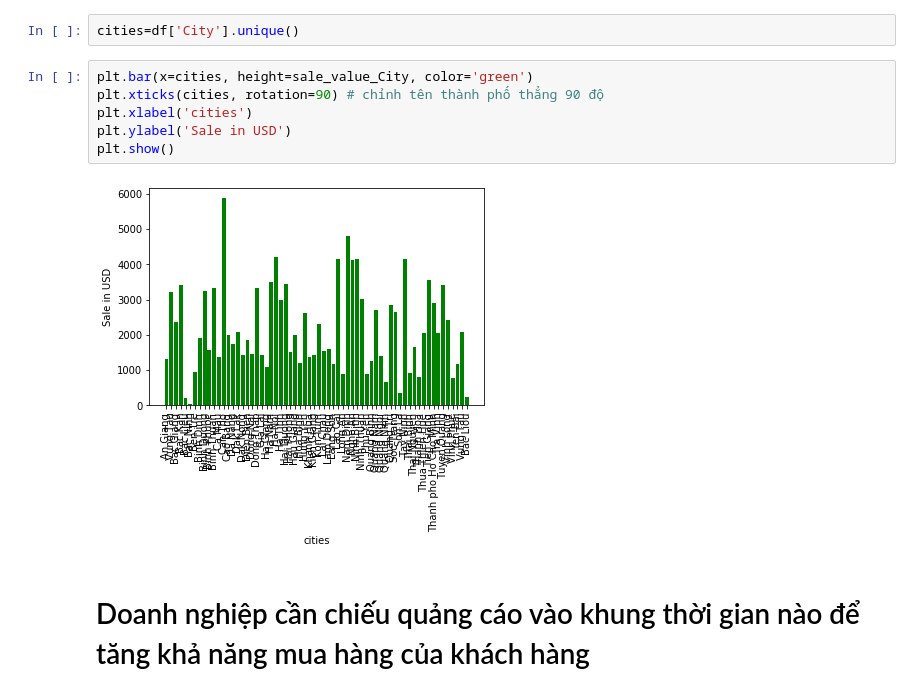
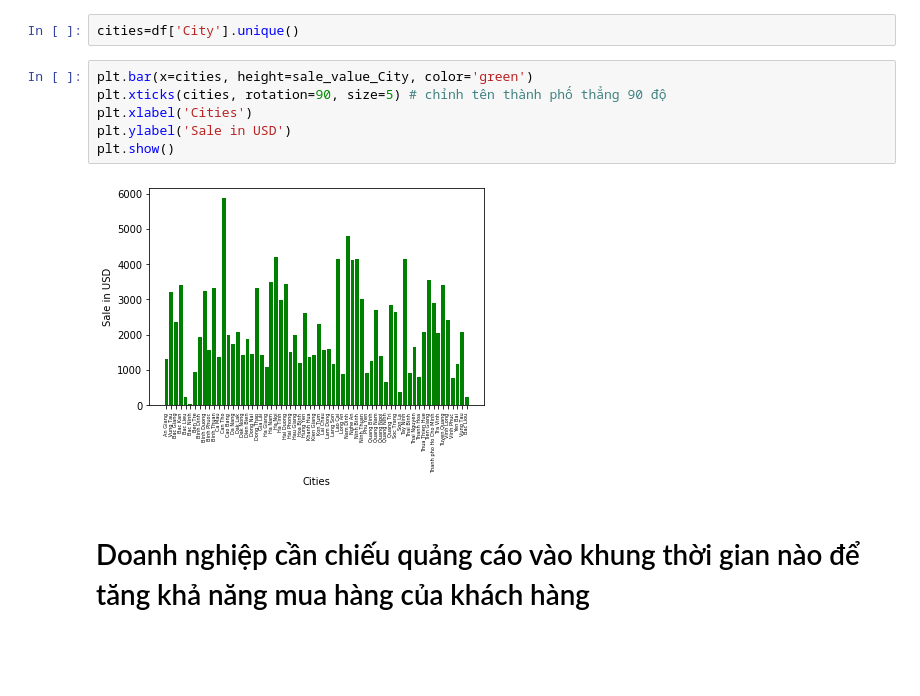
Before and after one commit to buithithuy31/pthon, a Jupyter notebook: BÁO CÁO TTNT.ipynb, the cells around one changed output. Drawn from its saved outputs; the diff is of its cells as text; blank space fills up the shorter version.

```diff
--- a/BÁO CÁO TTNT.ipynb
+++ b/BÁO CÁO TTNT.ipynb
@@ -214,12 +214,12 @@ sale_value_City.max()
 cities=df['City'].unique()
 # %%
 plt.bar(x=cities, height=sale_value_City, color='green')
-plt.xticks(cities, rotation=90) # chỉnh tên thành phố thẳng 90 độ
-plt.xlabel('cities')
+plt.xticks(cities, rotation=90, size=5) # chỉnh tên thành phố thẳng 90 độ
+plt.xlabel('Cities')
 plt.ylabel('Sale in USD')
 plt.show()
 # %% [output]
-[figure, old version]
+[figure, new version]
 # %% [markdown]
 # Doanh nghiệp cần chiếu quảng cáo vào khung thời gian nào để tăng khả năng mua hàng của khách hàng
 # %%
```
Also changed, not shown: parts of 3 cells of this notebook.
